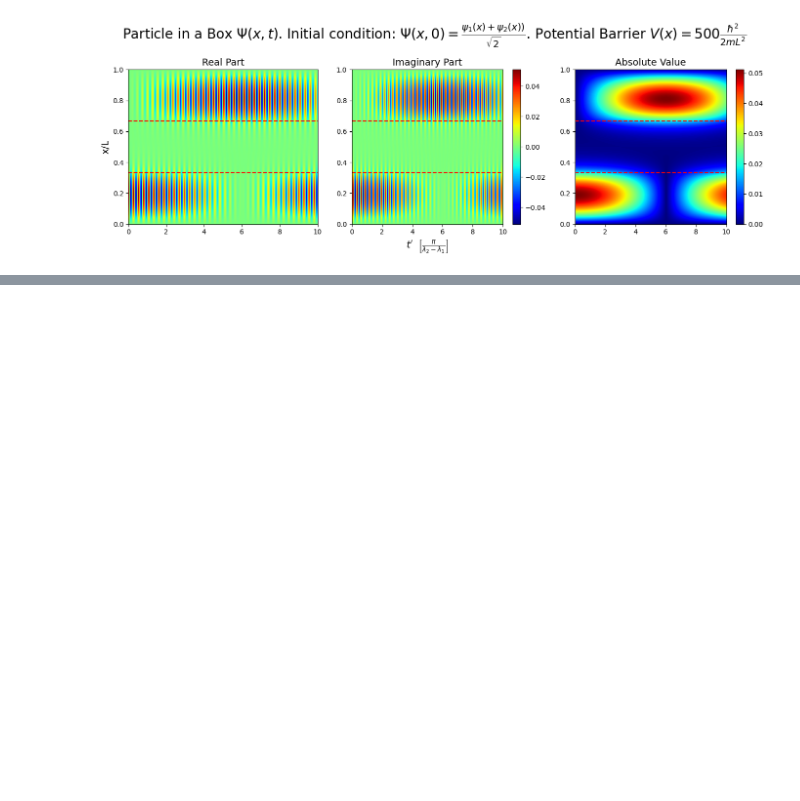
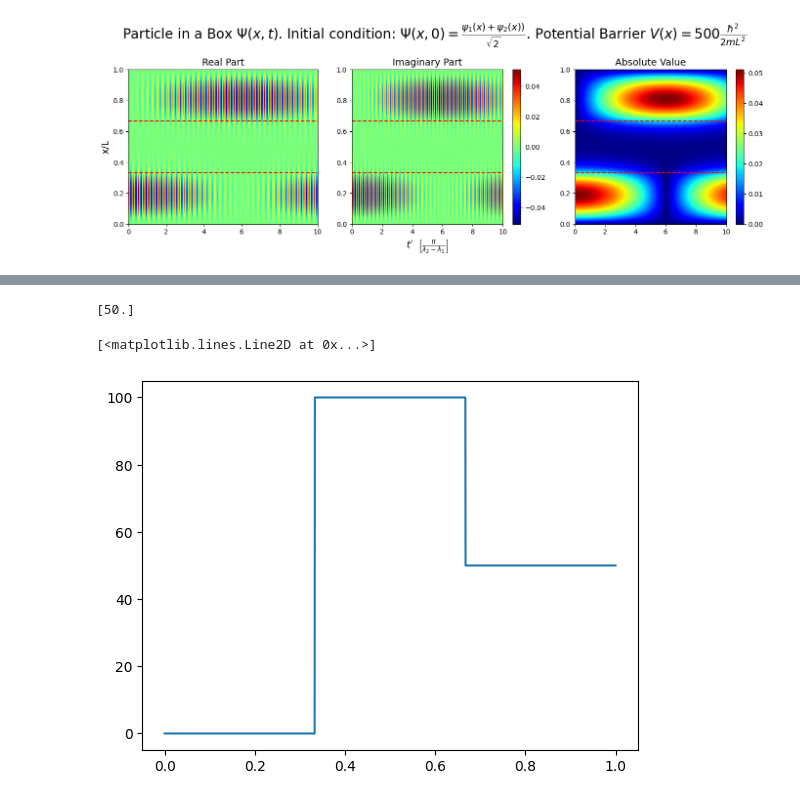
Before and after one commit to emilssp/Computational_Physics_v24, a Jupyter notebook: Quantum_Mechanics/python/plot.ipynb, the cells around one changed output, grey strips where cells are left out. Saved outputs shown, nothing was run; the diff lists cells and outputs as text; code cells hidden in the pictures; blank space fills up the shorter version.

```diff
--- a/Quantum_Mechanics/python/plot.ipynb
+++ b/Quantum_Mechanics/python/plot.ipynb
@@ -438,0 +506,11 @@ ValueError: Unable to parse string "1.5858093255064973e-04+0.0000000000000000e+0
+# %%
+data = pd.read_csv('../data/raw/test.csv', header=None)
+V_test = data.to_numpy()
+print(V_test[1900])
+x = np.linspace(0,1,V.shape[0])
+plt.figure()
+plt.plot(x,V_test)
+# %% [output]
+[50.]
+[<matplotlib.lines.Line2D at 0x...>]
+[figure, added]
```
Also changed, not shown: parts of 3 cells of this notebook, 25 other files.
